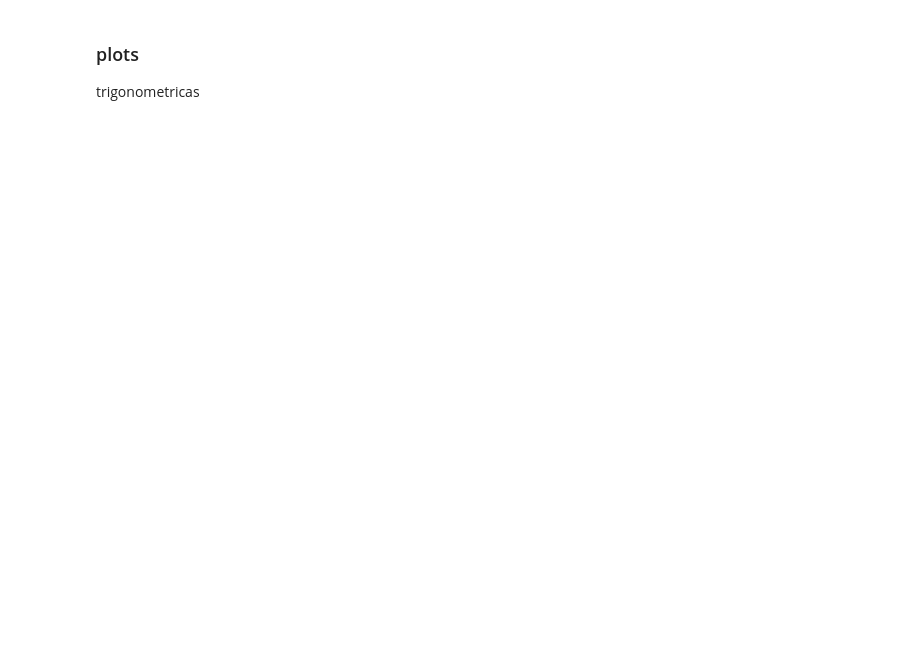
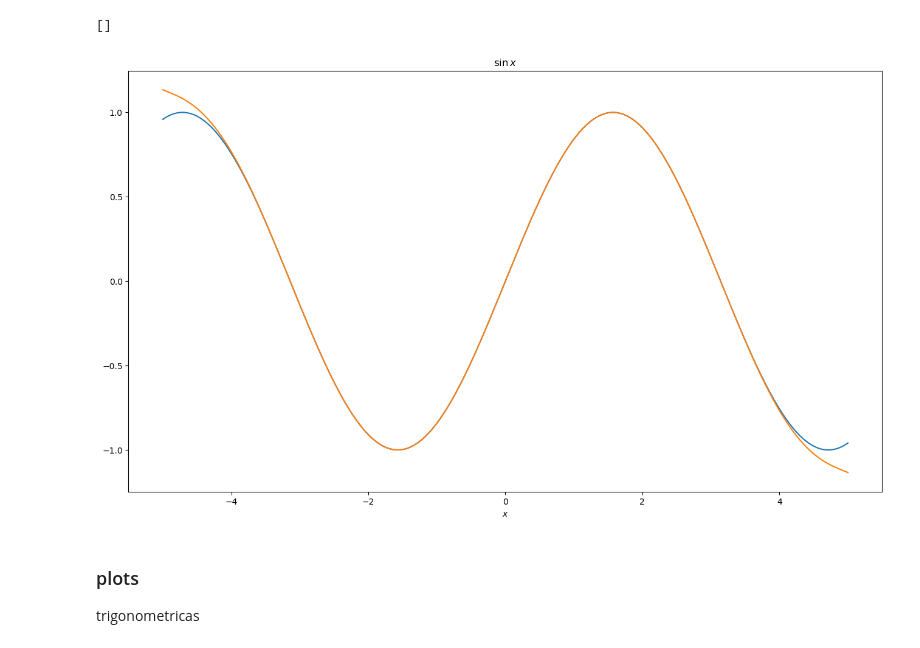
Before and after one commit to fbientrigo/youtube-src, a Jupyter notebook: manim_project/taylor_plots/main.ipynb, the cells around one changed output. Cells and saved outputs as stored; diff of their text form; code cells hidden in the pictures; blank space fills up the shorter version.

```diff
--- a/manim_project/taylor_plots/main.ipynb
+++ b/manim_project/taylor_plots/main.ipynb
@@ -32,0 +52,28 @@ def taylor_series(x, n):
+# %%
+# ahora el codigo que creamos queremos ser capaces de controlar
+# hasta que coeficiente de taylor contamos, teniendo en cuenta la cantidad de coeficientes
+# que ya generamos
+
+# Parametros ==========================
+function = np.sin(x)
+function_series = sin_series
+title = r"$\sin x$"
+
+
+# Seccion de Iteración =================
+N = len(function_series)
+n = 5  # n <= N
+
+
+# Graficos dentro de cada Iteración ====
+fig, ax = plt.subplots(figsize=(16,9))
+ax.plot(x, np.sin(x))
+plt.title(title)
+plt.xlabel(r"$x$")
+# grafica la suma de las series de taylor hasta el coeficiente n
+ax.plot( x, np.sum(sin_series[:n+1], axis=0))
+
+plt.plot()
+# %% [output]
+[]
+[figure, added]
```
Also changed, not shown: parts of 6 cells of this notebook, 1 other file.
